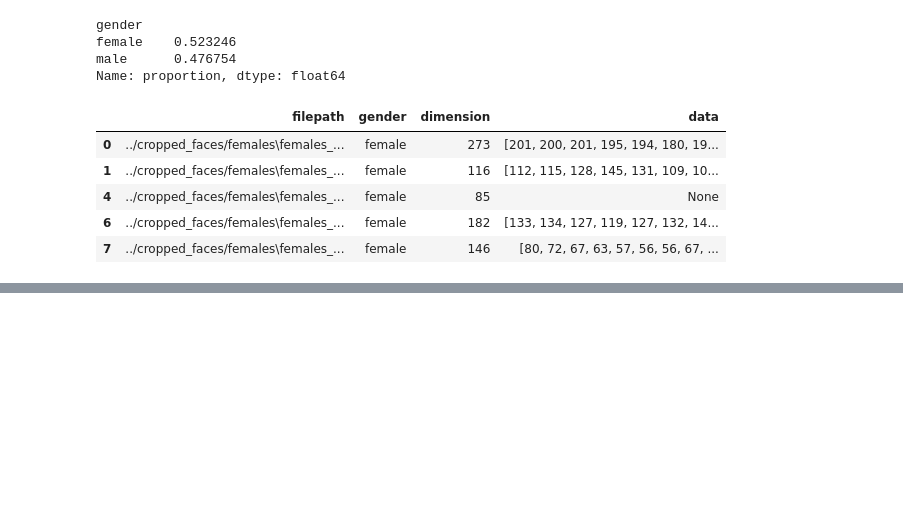
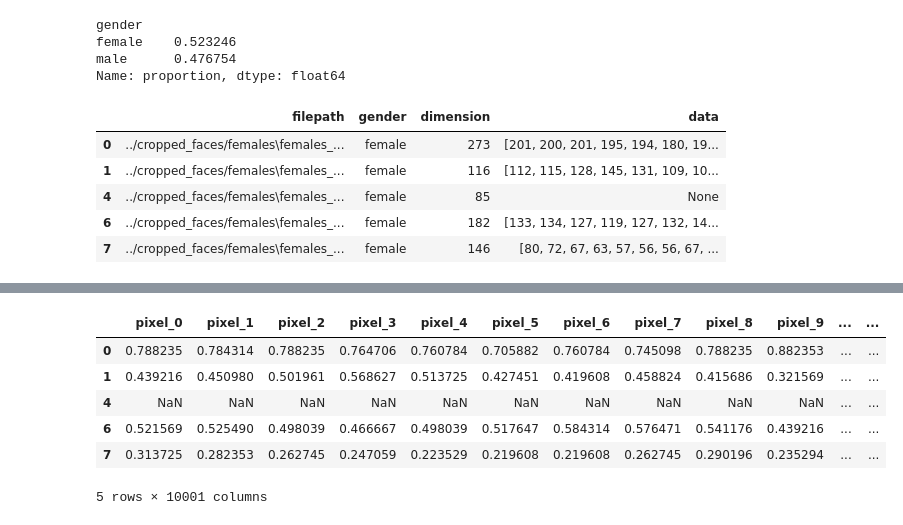
Before and after one commit to HerbertNtim/facelens_ds_ml, a Jupyter notebook: notebooks/02_GRM_data_preprocessing_EDA.ipynb, the cells around one changed output, grey strips where cells are left out. Cells and saved outputs as stored; diff of their text form; code cells hidden in the pictures; blank space fills up the shorter version.

```diff
--- a/notebooks/02_GRM_data_preprocessing_EDA.ipynb
+++ b/notebooks/02_GRM_data_preprocessing_EDA.ipynb
@@ -146,0 +174,14 @@ faces_dataframe_filter.head()
+# %%
+data = data / 255.0
+# %%
+data['gender'] = faces_dataframe_filter['gender']
+# %%
+data.head()
+# %% [output]
+|  | pixel_0 | pixel_1 | pixel_2 | pixel_3 | pixel_4 | pixel_5 | pixel_6 | pixel_7 | pixel_8 | pixel_9 | ... | ... |
+| 0 | 0.788235 | 0.784314 | 0.788235 | 0.764706 | 0.760784 | 0.705882 | 0.760784 | 0.745098 | 0.788235 | 0.882353 | ... | ... |
+| 1 | 0.439216 | 0.450980 | 0.501961 | 0.568627 | 0.513725 | 0.427451 | 0.419608 | 0.458824 | 0.415686 | 0.321569 | ... | ... |
+| 4 | NaN | NaN | NaN | NaN | NaN | NaN | NaN | NaN | NaN | NaN | ... | ... |
+| 6 | 0.521569 | 0.525490 | 0.498039 | 0.466667 | 0.498039 | 0.517647 | 0.584314 | 0.576471 | 0.541176 | 0.439216 | ... | ... |
+| 7 | 0.313725 | 0.282353 | 0.262745 | 0.247059 | 0.223529 | 0.219608 | 0.219608 | 0.262745 | 0.290196 | 0.235294 | ... | ... |
+5 rows × 10001 columns
```
Also changed, not shown: parts of 14 cells of this notebook.
